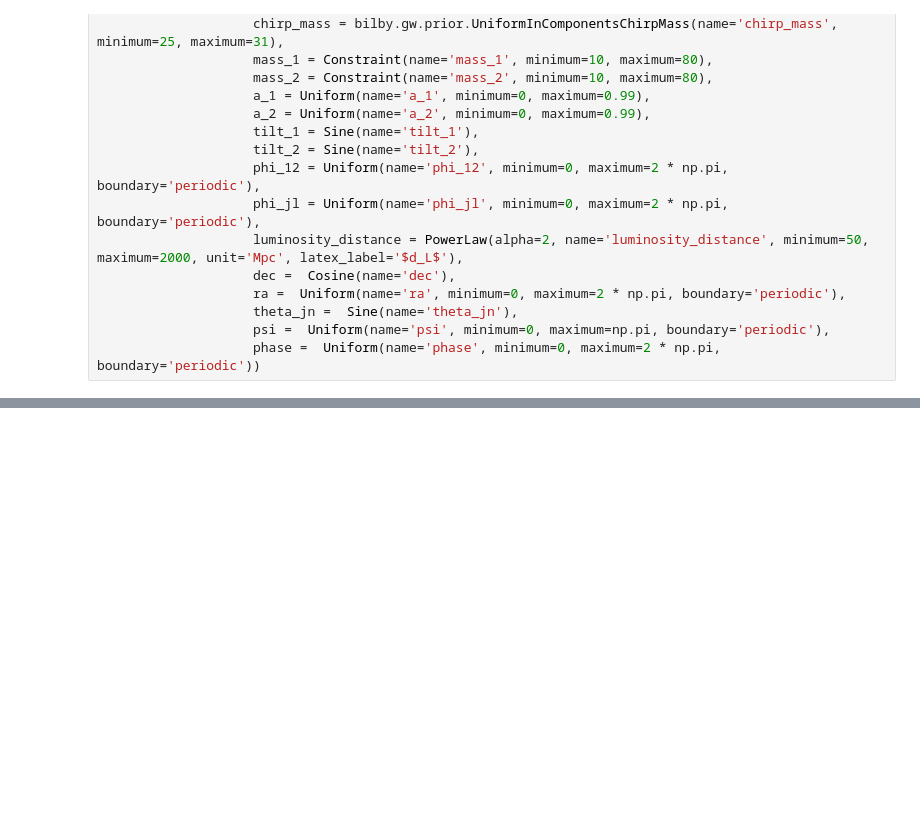
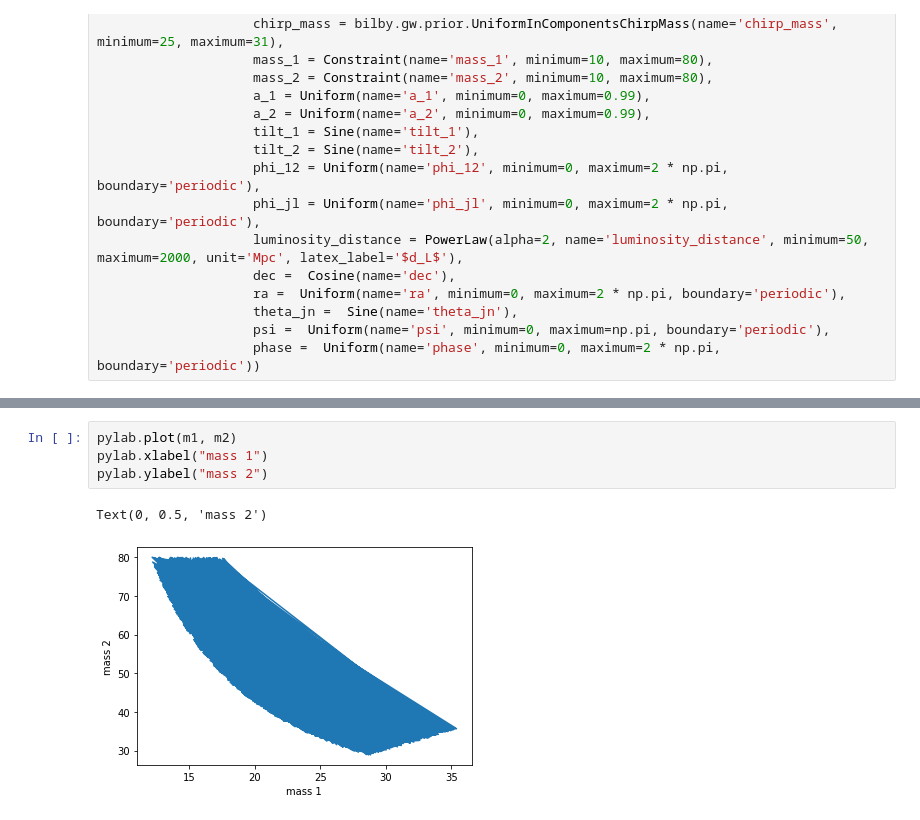
Before and after one commit to danielahyano/ligo-summer-2022, a Jupyter notebook: playing-with-bilby.ipynb, the cells around one changed output, grey strips where cells are left out. Cells and saved outputs as stored; diff of their text form; blank space fills up the shorter version.

```diff
--- a/playing-with-bilby.ipynb
+++ b/playing-with-bilby.ipynb
@@ -61,0 +108,7 @@ for key in prior_gw150914:
+# %%
+pylab.plot(m1, m2)
+pylab.xlabel("mass 1")
+pylab.ylabel("mass 2")
+# %% [output]
+Text(0, 0.5, 'mass 2')
+[figure, added]
```
Also changed, not shown: parts of 6 cells of this notebook.
